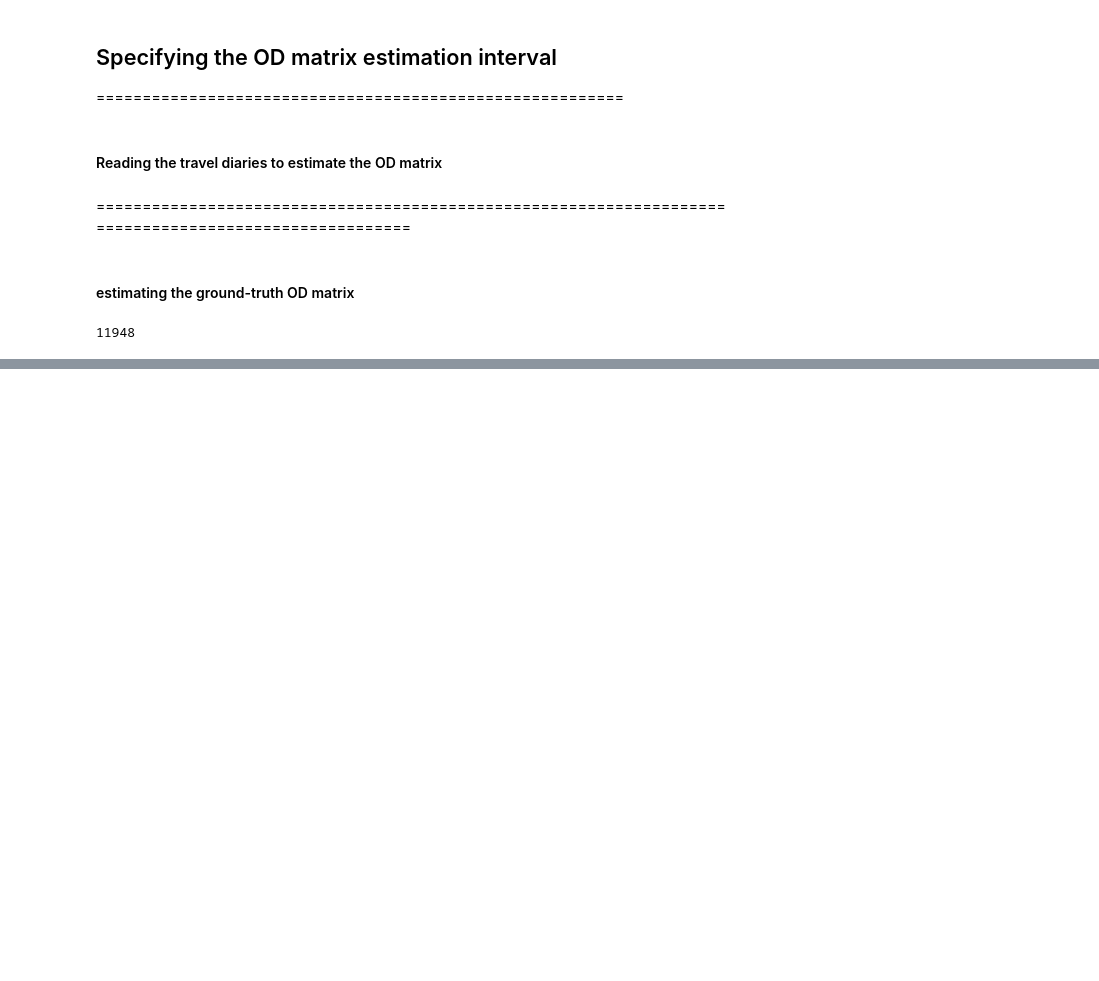
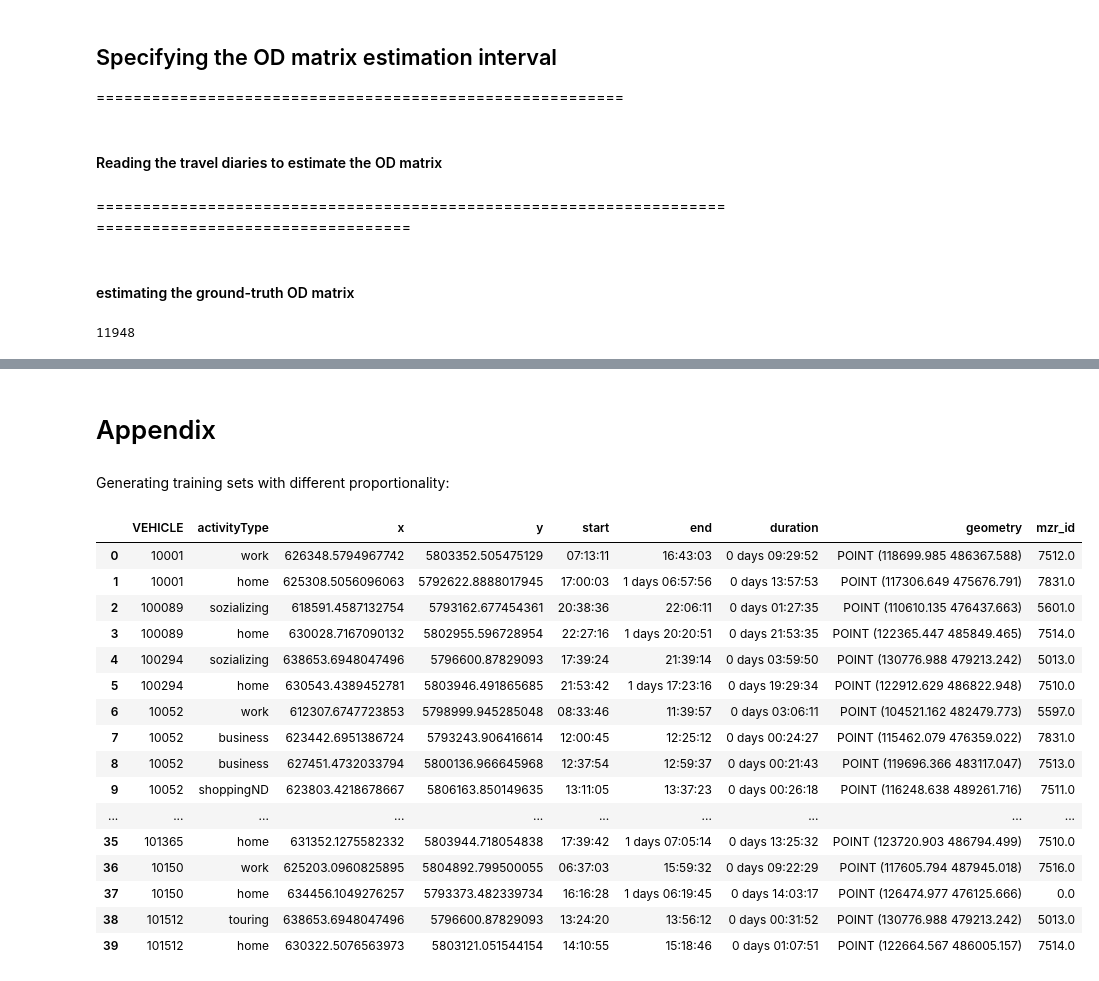
Before and after one commit to zahraeftekhar/PythonProcessingOfMATSimOutputs, a Jupyter notebook: _2_groundtruthODmatrix.ipynb, the cells around one changed output, grey strips where cells are left out. Saved outputs shown, nothing was run; the diff lists cells and outputs as text; code cells hidden in the pictures; blank space fills up the shorter version.

Commit message:
added cell for other prop of training set

```diff
--- a/_2_groundtruthODmatrix.ipynb
+++ b/_2_groundtruthODmatrix.ipynb
@@ -47,7 +47,7 @@ class TAZmap:
 
     def set_map(self, value):
         import geopandas as gpd
-        self.map = gpd.read_file(value)
+        self.map = gpd.read_file(value).loc[:,['mzr_id','geometry']]
 # %% [markdown]
 #### building the zero OD Matrix based on the number of zones in the SHP
 # %%
@@ -439,0 +440,28 @@ See the caveats in the documentation: https://pandas.pydata.org/pandas-docs/stab
+# %% [markdown]
+# Appendix
+# %% [markdown]
+Generating training sets with different proportionality:
+# %%
+trainingSet_activities = trainingSet_activities.set_crs(epsg=28992)
+labledSet = gpd.sjoin(trainingSet_activities, map_mzr.map,how = "left")
+labledSet.mzr_id = (np.nan_to_num((labledSet.mzr_id)))
+labledSet.drop(['index_right'],axis=1,inplace=True)
+labledSet.head(40)
+# %% [output]
+|  | VEHICLE | activityType | x | y | start | end | duration | geometry | mzr_id |
+| 0 | 10001 | work | 626348.5794967742 | 5803352.505475129 | 07:13:11 | 16:43:03 | 0 days 09:29:52 | POINT (118699.985 486367.588) | 7512.0 |
+| 1 | 10001 | home | 625308.5056096063 | 5792622.8888017945 | 17:00:03 | 1 days 06:57:56 | 0 days 13:57:53 | POINT (117306.649 475676.791) | 7831.0 |
+| 2 | 100089 | sozializing | 618591.4587132754 | 5793162.677454361 | 20:38:36 | 22:06:11 | 0 days 01:27:35 | POINT (110610.135 476437.663) | 5601.0 |
+| 3 | 100089 | home | 630028.7167090132 | 5802955.596728954 | 22:27:16 | 1 days 20:20:51 | 0 days 21:53:35 | POINT (122365.447 485849.465) | 7514.0 |
+| 4 | 100294 | sozializing | 638653.6948047496 | 5796600.87829093 | 17:39:24 | 21:39:14 | 0 days 03:59:50 | POINT (130776.988 479213.242) | 5013.0 |
+| 5 | 100294 | home | 630543.4389452781 | 5803946.491865685 | 21:53:42 | 1 days 17:23:16 | 0 days 19:29:34 | POINT (122912.629 486822.948) | 7510.0 |
+| 6 | 10052 | work | 612307.6747723853 | 5798999.945285048 | 08:33:46 | 11:39:57 | 0 days 03:06:11 | POINT (104521.162 482479.773) | 5597.0 |
+| 7 | 10052 | business | 623442.6951386724 | 5793243.906416614 | 12:00:45 | 12:25:12 | 0 days 00:24:27 | POINT (115462.079 476359.022) | 7831.0 |
+| 8 | 10052 | business | 627451.4732033794 | 5800136.966645968 | 12:37:54 | 12:59:37 | 0 days 00:21:43 | POINT (119696.366 483117.047) | 7513.0 |
+| 9 | 10052 | shoppingND | 623803.4218678667 | 5806163.850149635 | 13:11:05 | 13:37:23 | 0 days 00:26:18 | POINT (116248.638 489261.716) | 7511.0 |
+| ... | ... | ... | ... | ... | ... | ... | ... | ... | ... |
+| 35 | 101365 | home | 631352.1275582332 | 5803944.718054838 | 17:39:42 | 1 days 07:05:14 | 0 days 13:25:32 | POINT (123720.903 486794.499) | 7510.0 |
+| 36 | 10150 | work | 625203.0960825895 | 5804892.799500055 | 06:37:03 | 15:59:32 | 0 days 09:22:29 | POINT (117605.794 487945.018) | 7516.0 |
+| 37 | 10150 | home | 634456.1049276257 | 5793373.482339734 | 16:16:28 | 1 days 06:19:45 | 0 days 14:03:17 | POINT (126474.977 476125.666) | 0.0 |
+| 38 | 101512 | touring | 638653.6948047496 | 5796600.87829093 | 13:24:20 | 13:56:12 | 0 days 00:31:52 | POINT (130776.988 479213.242) | 5013.0 |
+| 39 | 101512 | home | 630322.5076563973 | 5803121.051544154 | 14:10:55 | 15:18:46 | 0 days 01:07:51 | POINT (122664.567 486005.157) | 7514.0 |
```
Also changed, not shown: parts of 29 cells of this notebook.
